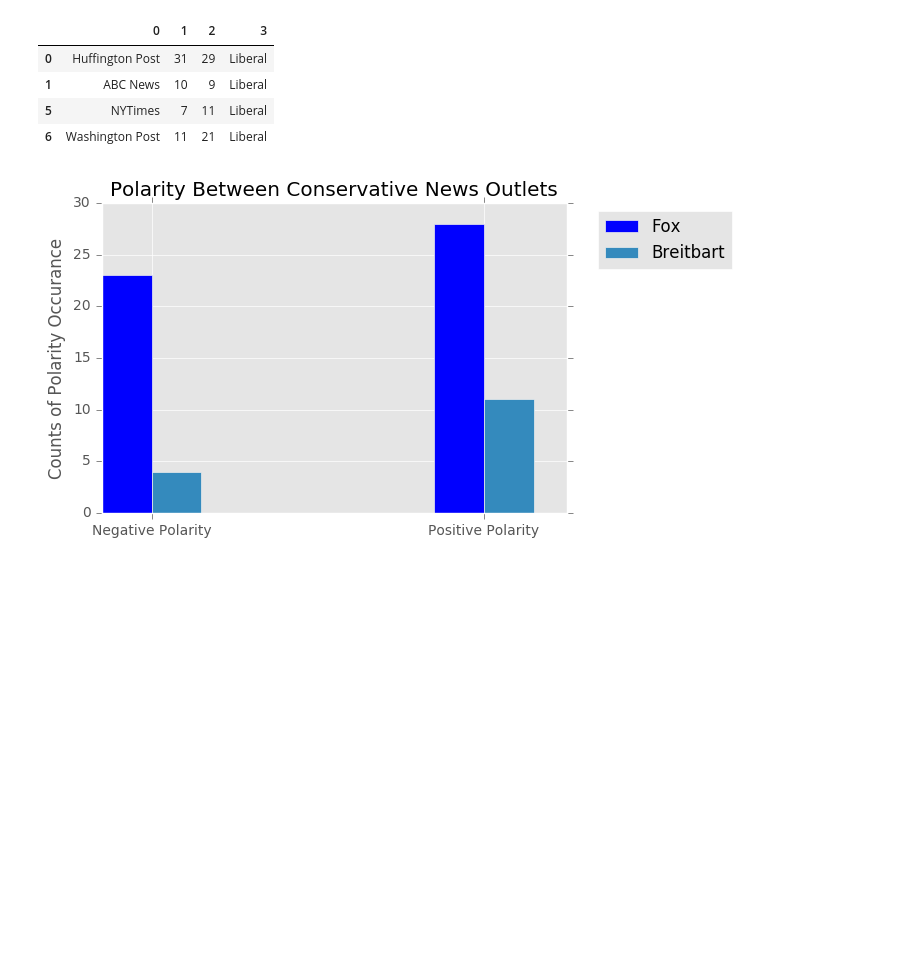
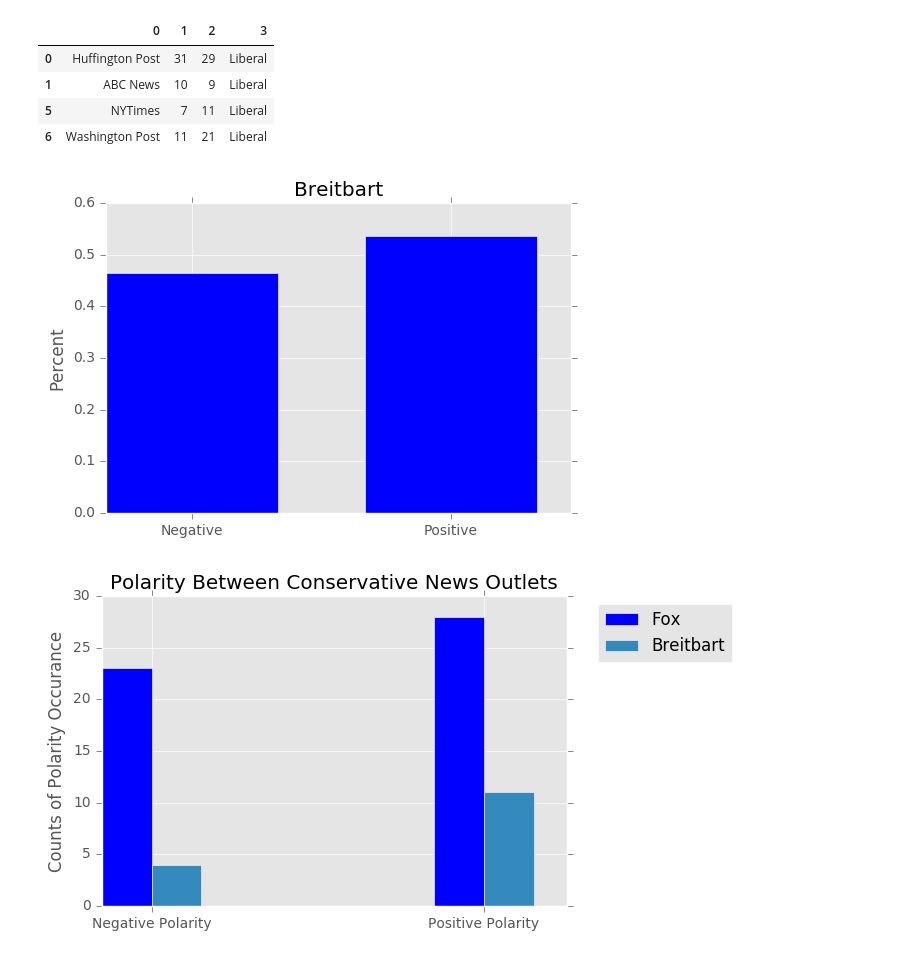
Before and after one commit to noashadmon/sta141bfinal, a Jupyter notebook: nounpolarity-analysis.ipynb, the cells around one changed output. Saved outputs shown, nothing was run; the diff lists cells and outputs as text; code cells hidden in the pictures; blank space fills up the shorter version.

```diff
--- a/nounpolarity-analysis.ipynb
+++ b/nounpolarity-analysis.ipynb
@@ -167,4 +141,31 @@ oth2 = str(sum(df_other[2].astype(int)))
 total_other = [oth1, oth2]
 total_con = [con1, con2]
 total_lib = [lib1, lib2]
+# %%
+sid = SentimentIntensityAnalyzer()
+pos = []
+neg = []
+neu = []
+for sentence in breitbart:
+    ss = sid.polarity_scores(sentence)
+    pos.append(ss['pos'])
+    neg.append(ss['neg'])
+    neu.append(ss['neu'])
+# %%
+positive = sum([x for x in pos])
+negative = sum([x for x in neg])
+bars = [negative/(positive + negative), positive/(positive + negative)]
+N = len(bars)
+x = range(N)
+width = 1/1.5
+ind = np.arange(N)  # the x locations for the groups
+fig, ax = plt.subplots()
+this = ax.bar(x, bars, width, color="blue")
+ax.set_ylabel('Percent')
+ax.set_title('Breitbart')
+ax.set_xticks(ind + width / 2)
+ax.set_xticklabels(( 'Negative', 'Positive'))
+plt.show()
+# %% [output]
+[figure, added]
 # %%
```
Also changed, not shown: parts of 21 cells of this notebook.
